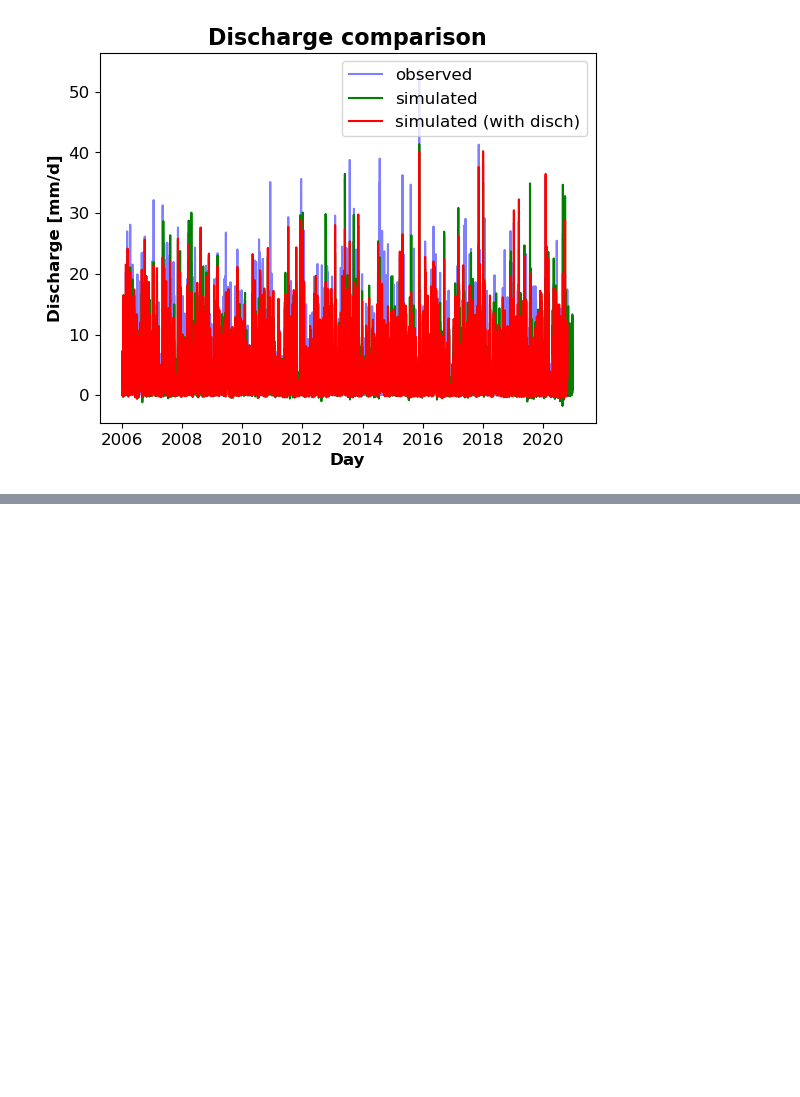
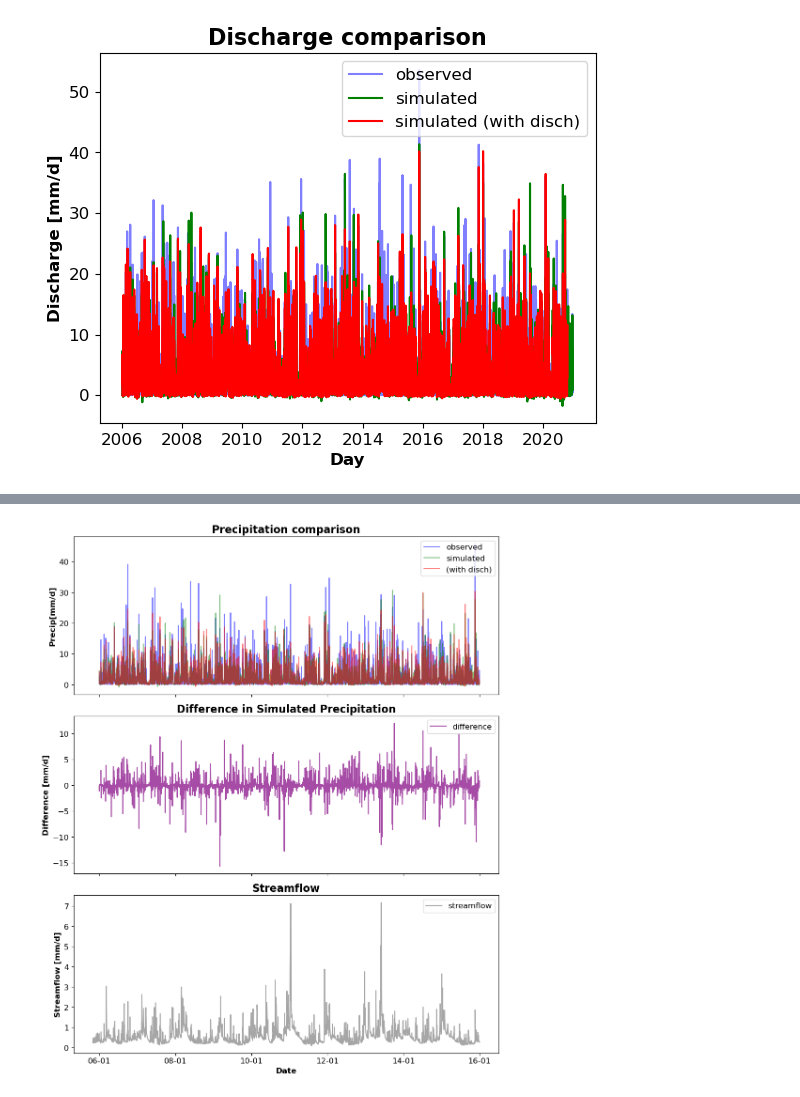
Before and after one commit to Ash-Manoj/lstm_backward, a Jupyter notebook: results/inverse_experimentno_discharge/results_analysis.ipynb, the cells around one changed output, grey strips where cells are left out. Saved outputs shown, nothing was run; the diff lists cells and outputs as text; code cells hidden in the pictures; blank space fills up the shorter version.

```diff
--- a/results/inverse_experimentno_discharge/results_analysis.ipynb
+++ b/results/inverse_experimentno_discharge/results_analysis.ipynb
@@ -94,0 +98,83 @@ plt.show()
+# %%
+# Define the date range
+start_date = '2005-11-01'  # Replace with your start date
+end_date = '2016-01-01'    # Replace with your end date
+
+# Subset the DataFrames to the specified date range
+y_obs_subset = y_obs.loc[start_date:end_date]
+y_sim_subset = y_sim.loc[start_date:end_date]
+y_sim_with_disch_subset = y_sim_with_disch.loc[start_date:end_date]
+
+# Extract the series for the basin to analyze
+basin_to_analyze = 'GRDC_6335167'
+observed = y_obs_subset[basin_to_analyze]
+simulated = y_sim_subset[basin_to_analyze]
+simulated_with_disch = y_sim_with_disch_subset[basin_to_analyze]
+# Calculate the difference for the second subplot
+difference = simulated_with_disch - simulated
+
+# Path to the CSV files
+csv_path = f"S:/ashish/01_Analysis/01_Europe_Flood_Analysis/GRDC_Caravan/GRDC-Caravan-extension-csv/timeseries/csv/grdc/{basin_to_analyze}.csv"
+
+# Read the CSV file into a DataFrame
+data = pd.read_csv(csv_path, parse_dates=['date'], index_col='date')
+
+# Subset the DataFrame to the specified date range
+data_subset = data.loc[start_date:end_date]
+
+# Extract the streamflow column
+streamflow = data_subset['streamflow']
+
+# Define the color palette
+color_palette = {
+    "observed": "blue",
+    "LSTM": "green",
+    "LSTM_with_disch": "red"
+}
+
+# Create a figure and three subplots vertically
+fig, (ax1, ax2, ax3) = plt.subplots(3, 1, figsize=(10, 12), sharex=True)
+
+# Plotting the first subplot (discharge comparison)
+ax1.plot(observed, label="observed", color=color_palette["observed"], alpha=0.5)
+ax1.plot(simulated, label="simulated", color=color_palette["LSTM"], alpha=0.5)
+ax1.plot(simulated_with_disch, label="(with disch)", color=color_palette["LSTM_with_disch"], alpha=0.5)
+
+# Format x-axis to show only the year and month as 'YY-MM'
+date_format = mdates.DateFormatter('%y-%m')
+ax1.xaxis.set_major_formatter(date_format)
+
+# Format first subplot
+ax1.set_ylabel('Precip[mm/d]', fontsize=12, fontweight='bold')
+ax1.set_title('Precipitation comparison', fontsize=16, fontweight='bold')
+ax1.tick_params(axis='both', which='major', labelsize=12)
+ax1.legend(loc="upper right", fontsize=12)
+
+# Plotting the second subplot (difference between simulated with discharge and simulated)
+ax2.plot(difference, label="difference", color='purple', alpha=0.7)
+
+# Format second subplot
+ax2.set_ylabel('Difference [mm/d]', fontsize=12, fontweight='bold')
+ax2.set_title('Difference in Simulated Precipitation', fontsize=16, fontweight='bold')
+ax2.tick_params(axis='both', which='major', labelsize=12)
+ax2.legend(loc="upper right", fontsize=12)
+
+# Plotting the third subplot (streamflow from CSV file)
+ax3.plot(streamflow.index, streamflow, label="streamflow", color='grey', alpha=0.7)
+
+# Format third subplot
+ax3.set_xlabel('Date', fontsize=12, fontweight='bold')
+ax3.set_ylabel('Streamflow [mm/d]', fontsize=12, fontweight='bold')
+ax3.set_title('Streamflow', fontsize=16, fontweight='bold')
+ax3.tick_params(axis='both', which='major', labelsize=12)
+ax3.legend(loc="upper right", fontsize=12)
+
+# Adjust layout and display
+plt.tight_layout()
+plt.show()
+
+# Adjust layout and display
+plt.tight_layout()
+plt.show()
+# %% [output]
+[figure, added]
```
Also changed, not shown: parts of 6 cells of this notebook.
